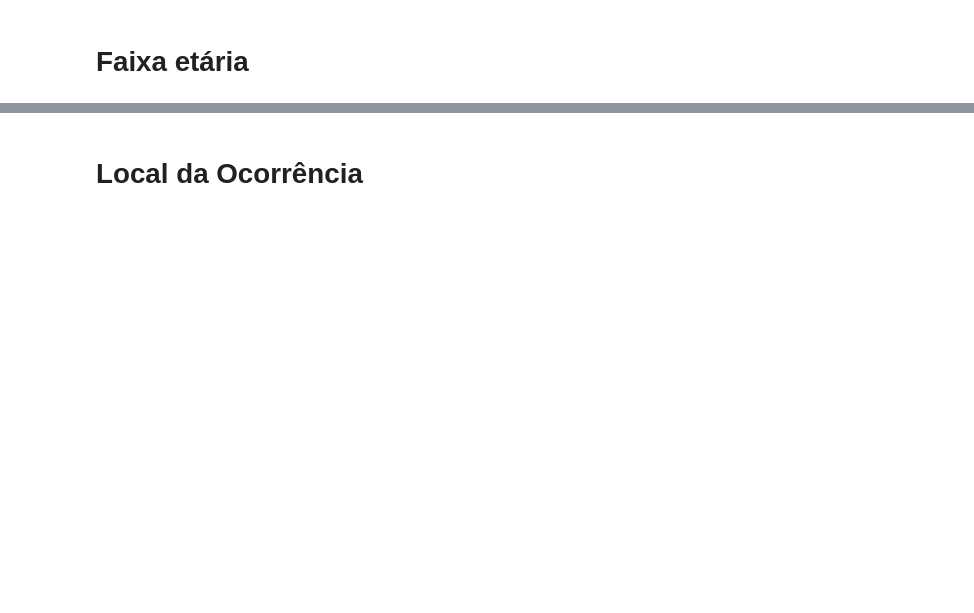
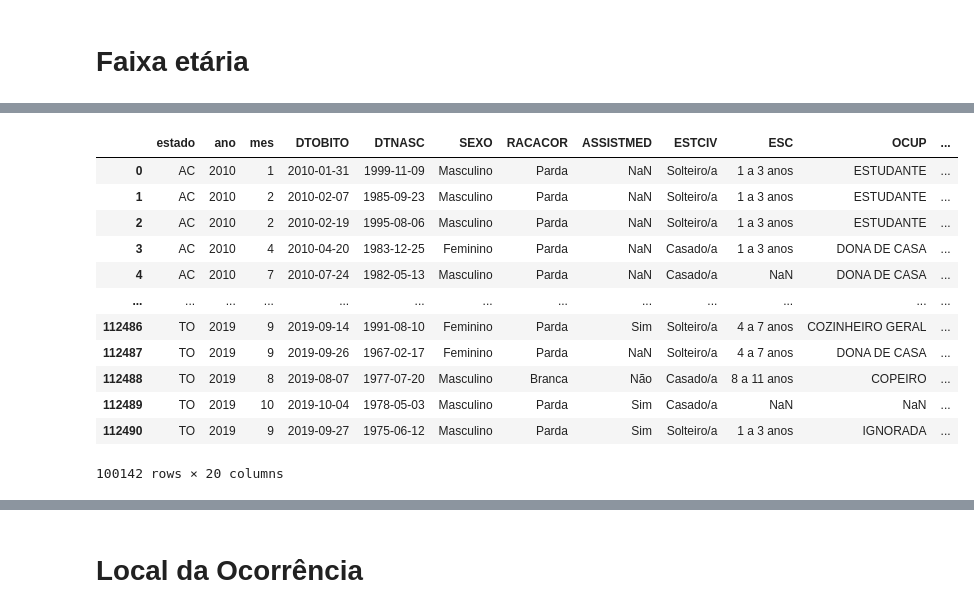
Before and after one commit to escobar-felipe/Projetos, a Jupyter notebook: Suicidio_brasil/Suicidio_brasil.ipynb, the cells around one changed output, grey strips where cells are left out. Saved outputs shown, nothing was run; the diff lists cells and outputs as text; code cells hidden in the pictures; blank space fills up the shorter version.

```diff
--- a/Suicidio_brasil/Suicidio_brasil.ipynb
+++ b/Suicidio_brasil/Suicidio_brasil.ipynb
@@ -538,3 +827,19 @@ df_idade['idade'].mean()
+# %%
+df_idade
+# %% [output]
+|  | estado | ano | mes | DTOBITO | DTNASC | SEXO | RACACOR | ASSISTMED | ESTCIV | ESC | OCUP | ... |
+| 0 | AC | 2010 | 1 | 2010-01-31 | 1999-11-09 | Masculino | Parda | NaN | Solteiro/a | 1 a 3 anos | ESTUDANTE | ... |
+| 1 | AC | 2010 | 2 | 2010-02-07 | 1985-09-23 | Masculino | Parda | NaN | Solteiro/a | 1 a 3 anos | ESTUDANTE | ... |
+| 2 | AC | 2010 | 2 | 2010-02-19 | 1995-08-06 | Masculino | Parda | NaN | Solteiro/a | 1 a 3 anos | ESTUDANTE | ... |
+| 3 | AC | 2010 | 4 | 2010-04-20 | 1983-12-25 | Feminino | Parda | NaN | Casado/a | 1 a 3 anos | DONA DE CASA | ... |
+| 4 | AC | 2010 | 7 | 2010-07-24 | 1982-05-13 | Masculino | Parda | NaN | Casado/a | NaN | DONA DE CASA | ... |
+| ... | ... | ... | ... | ... | ... | ... | ... | ... | ... | ... | ... | ... |
+| 112486 | TO | 2019 | 9 | 2019-09-14 | 1991-08-10 | Feminino | Parda | Sim | Solteiro/a | 4 a 7 anos | COZINHEIRO GERAL | ... |
+| 112487 | TO | 2019 | 9 | 2019-09-26 | 1967-02-17 | Feminino | Parda | NaN | Solteiro/a | 4 a 7 anos | DONA DE CASA | ... |
+| 112488 | TO | 2019 | 8 | 2019-08-07 | 1977-07-20 | Masculino | Branca | Não | Casado/a | 8 a 11 anos | COPEIRO | ... |
+| 112489 | TO | 2019 | 10 | 2019-10-04 | 1978-05-03 | Masculino | Parda | Sim | Casado/a | NaN | NaN | ... |
+| 112490 | TO | 2019 | 9 | 2019-09-27 | 1975-06-12 | Masculino | Parda | Sim | Solteiro/a | 1 a 3 anos | IGNORADA | ... |
+100142 rows × 20 columns
 # %%
 df_idade_gp = df_idade.groupby('grupos').agg('size').reset_index()
 # %%
```
Also changed, not shown: parts of 69 cells of this notebook, 4 other files.
